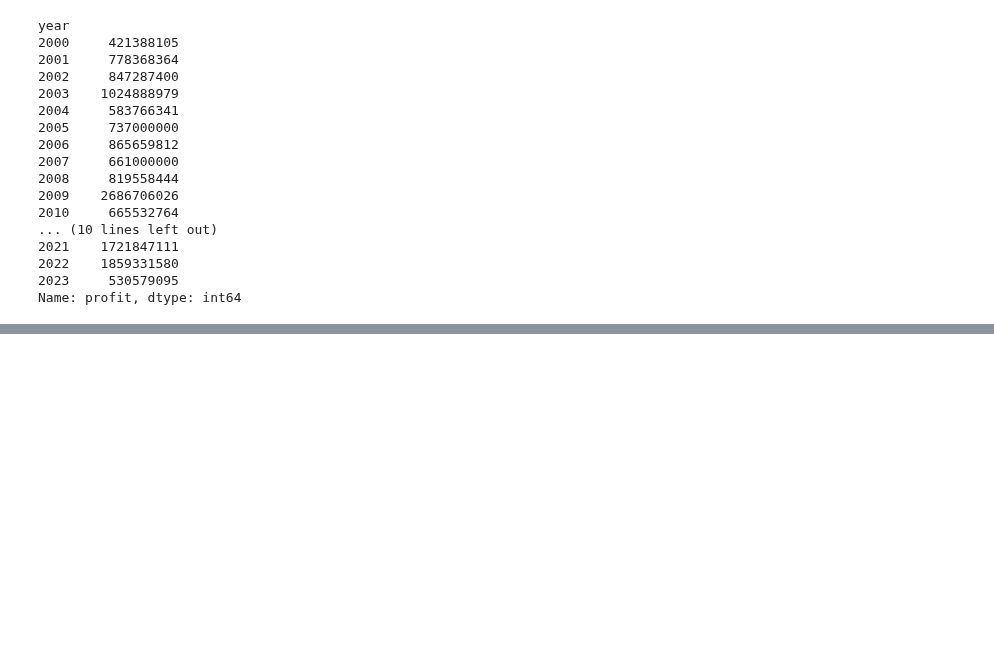
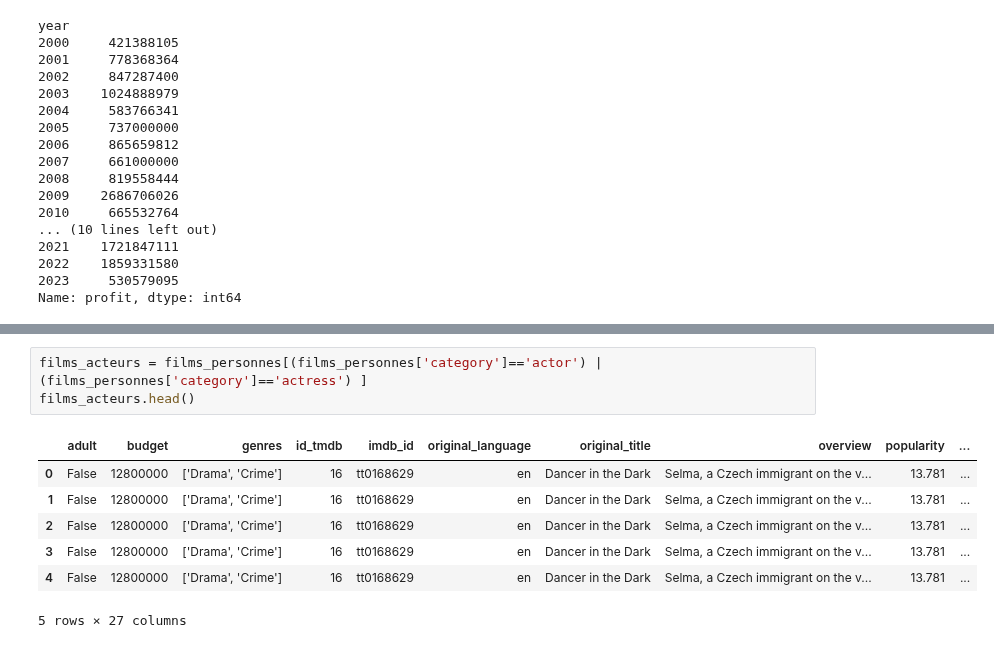
Before and after one commit to Cynthia-OK/CreuseLlywood, a Jupyter notebook: statistiques.ipynb, the cells around one changed output, grey strips where cells are left out. Drawn from its saved outputs; the diff is of its cells as text; blank space fills up the shorter version.

```diff
--- a/statistiques.ipynb
+++ b/statistiques.ipynb
@@ -360,0 +578,11 @@ Name: profit, dtype: int64
+# %%
+films_acteurs = films_personnes[(films_personnes['category']=='actor') | (films_personnes['category']=='actress') ]
+films_acteurs.head()
+# %% [output]
+|  | adult | budget | genres | id_tmdb | imdb_id | original_language | original_title | overview | popularity | ... |
+| 0 | False | 12800000 | ['Drama', 'Crime'] | 16 | tt0168629 | en | Dancer in the Dark | Selma, a Czech immigrant on the v... | 13.781 | ... |
+| 1 | False | 12800000 | ['Drama', 'Crime'] | 16 | tt0168629 | en | Dancer in the Dark | Selma, a Czech immigrant on the v... | 13.781 | ... |
+| 2 | False | 12800000 | ['Drama', 'Crime'] | 16 | tt0168629 | en | Dancer in the Dark | Selma, a Czech immigrant on the v... | 13.781 | ... |
+| 3 | False | 12800000 | ['Drama', 'Crime'] | 16 | tt0168629 | en | Dancer in the Dark | Selma, a Czech immigrant on the v... | 13.781 | ... |
+| 4 | False | 12800000 | ['Drama', 'Crime'] | 16 | tt0168629 | en | Dancer in the Dark | Selma, a Czech immigrant on the v... | 13.781 | ... |
+5 rows × 27 columns
```
Also changed, not shown: parts of 14 cells of this notebook.
